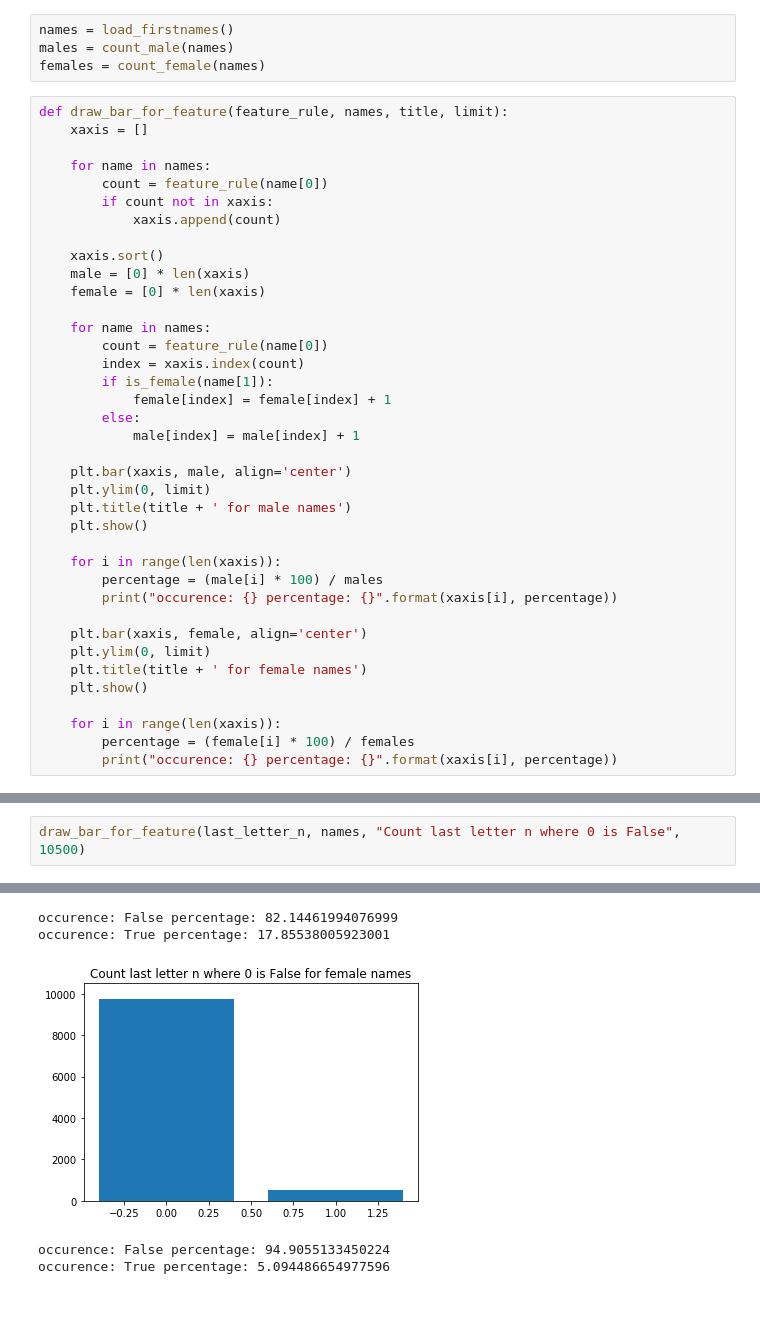
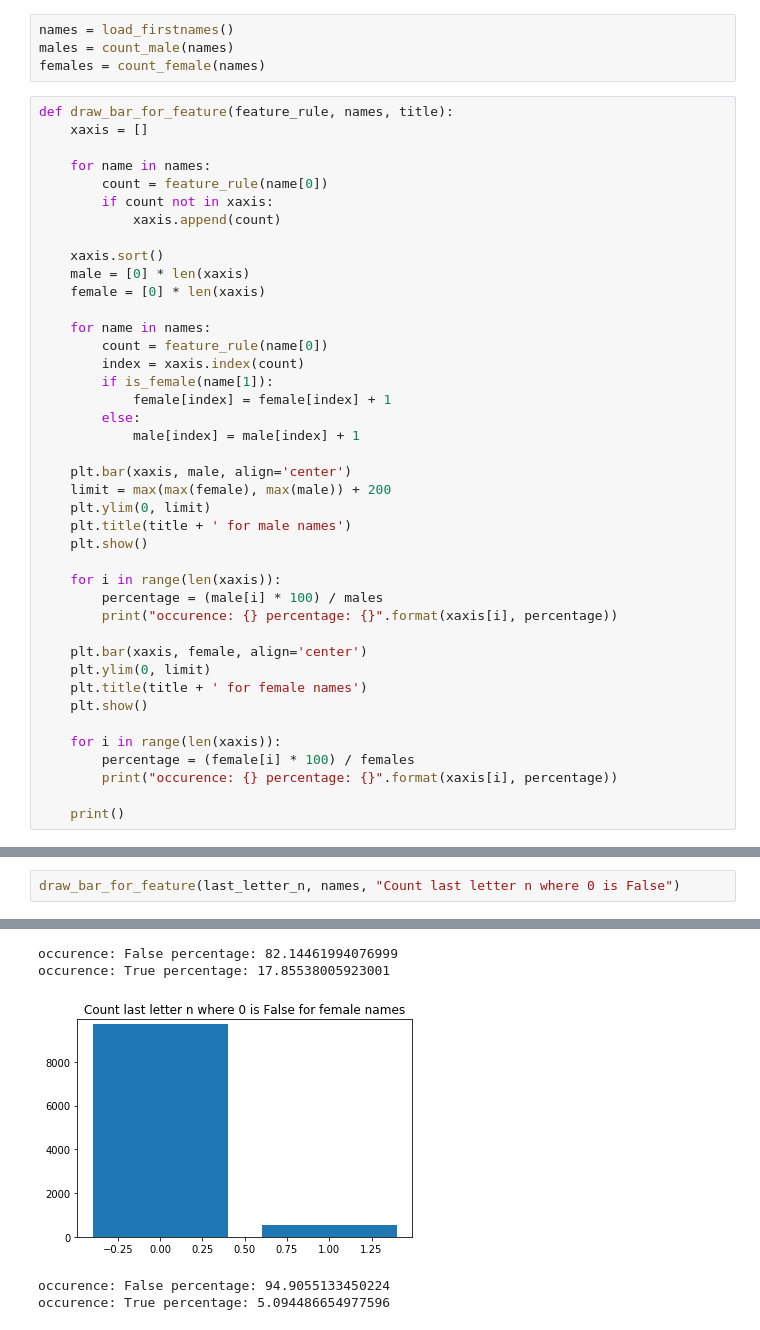
Before and after one commit to SebastianKapunkt/name-classifier, a Jupyter notebook: visulize_features.ipynb, the cells around one changed output, grey strips where cells are left out. Drawn from its saved outputs; the diff is of its cells as text.

Commit message:
Add lenght of name and make draw limit generic

```diff
--- a/visulize_features.ipynb
+++ b/visulize_features.ipynb
@@ -8,7 +8,7 @@ names = load_firstnames()
 males = count_male(names)
 females = count_female(names)
 # %%
-def draw_bar_for_feature(feature_rule, names, title, limit):
+def draw_bar_for_feature(feature_rule, names, title):
     xaxis = []
 
     for name in names:
@@ -29,6 +29,7 @@ def draw_bar_for_feature(feature_rule, names, title, limit):
             male[index] = male[index] + 1
 
     plt.bar(xaxis, male, align='center')
+    limit = max(max(female), max(male)) + 200
     plt.ylim(0, limit)
     plt.title(title + ' for male names')
     plt.show()
@@ -45,4 +46,6 @@ def draw_bar_for_feature(feature_rule, names, title, limit):
     for i in range(len(xaxis)):
         percentage = (female[i] * 100) / females
         print("occurence: {} percentage: {}".format(xaxis[i], percentage))
+
+    print()
 # %%
@@ -143,5 +146,5 @@ occurence: True percentage: 2.2458045409674234
 occurence: False percentage: 45.879602571595555
 occurence: True percentage: 54.120397428404445
 # %%
-draw_bar_for_feature(last_letter_n, names, "Count last letter n where 0 is False", 10500)
+draw_bar_for_feature(last_letter_n, names, "Count last letter n where 0 is False")
 # %% [output]
@@ -149,5 +152,5 @@ draw_bar_for_feature(last_letter_n, names, "Count last letter n where 0 is False
 occurence: False percentage: 82.14461994076999
 occurence: True percentage: 17.85538005923001
-[figure, old version]
+[figure, new version]
 occurence: False percentage: 94.9055133450224
 occurence: True percentage: 5.094486654977596
```
Also changed, not shown: parts of 7 cells of this notebook.
